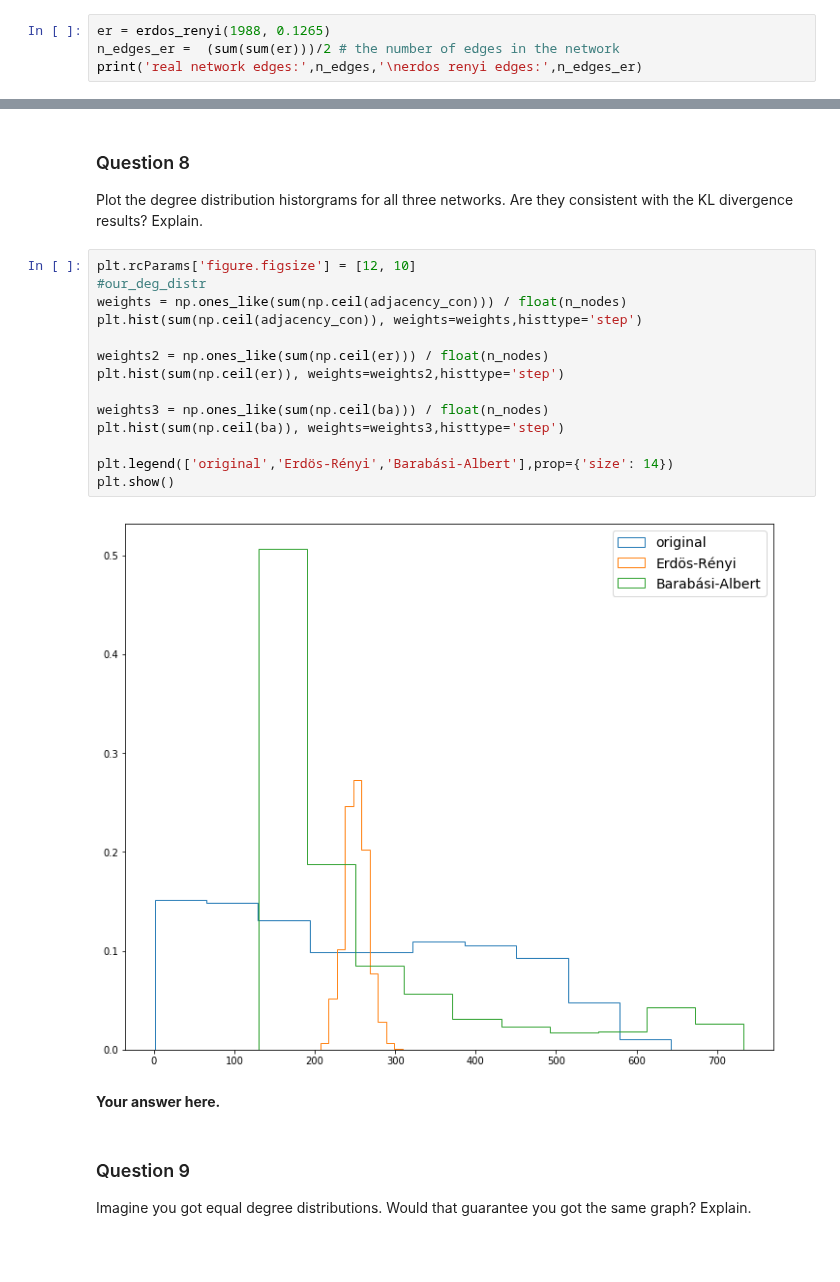
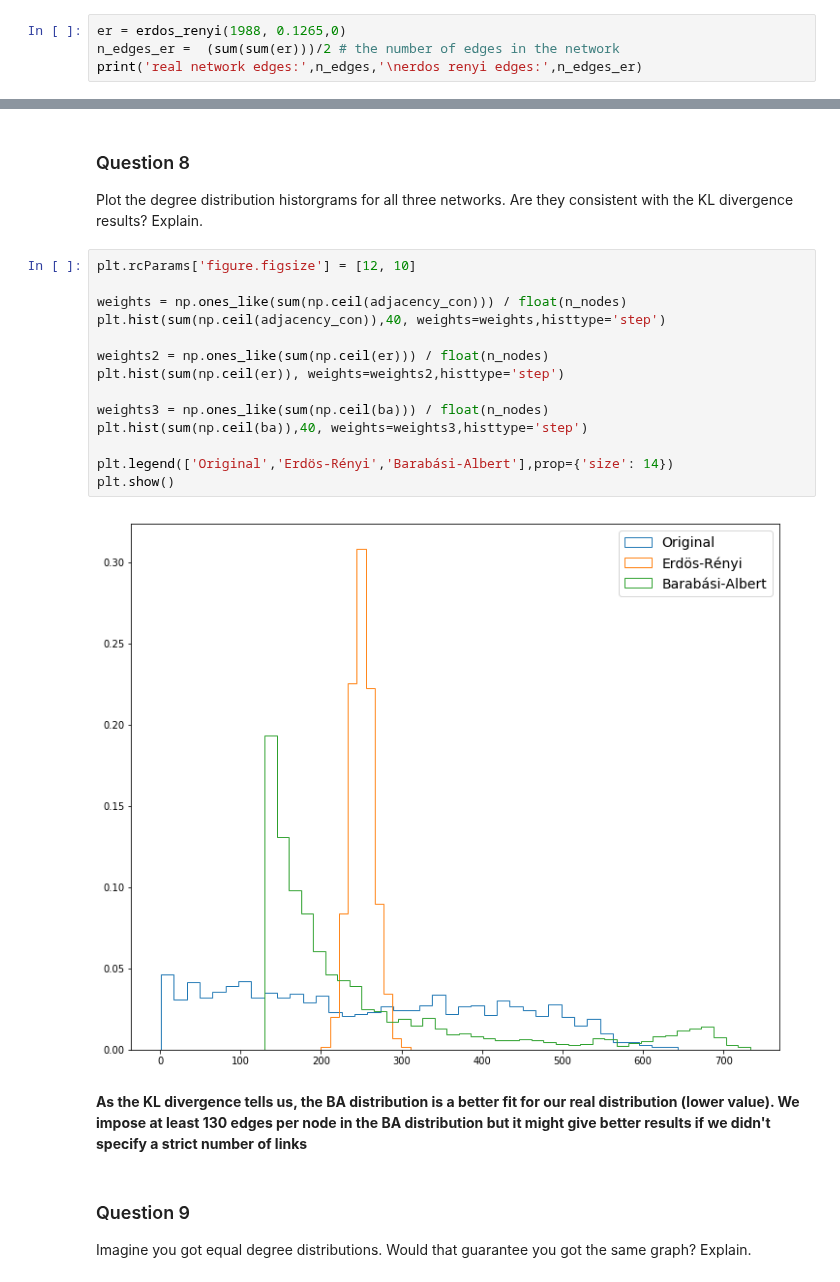
Before and after one commit to TTimTT/NTDS_Project, a Jupyter notebook: milestones_2/joachim_network_models.ipynb, the cells around one changed output, grey strips where cells are left out. Cells and saved outputs as stored; diff of their text form; blank space fills up the shorter version.

```diff
--- a/milestones_2/joachim_network_models.ipynb
+++ b/milestones_2/joachim_network_models.ipynb
@@ -100,7 +99,7 @@ Text(0.5, 1.05, 'Erdos-Renyi (10, 0.4)')
 
 Use the function to create a random Erdos-Renyi graph. Choose the parameters such that number of nodes is the same as in your graph, and the number of edges similar. You don't need to set the random seed. Comment on your choice of parameters.
 # %%
-er = erdos_renyi(1988, 0.1265)
+er = erdos_renyi(1988, 0.1265,0)
 n_edges_er =  (sum(sum(er)))/2 # the number of edges in the network
 print('real network edges:',n_edges,'\nerdos renyi edges:',n_edges_er)
 # %% [output]
@@ -308,22 +289,22 @@ KL divergence of original and BA network= 0.06054718746058438
 Plot the degree distribution historgrams for all three networks. Are they consistent with the KL divergence results? Explain.
 # %%
 plt.rcParams['figure.figsize'] = [12, 10]
-#our_deg_distr
+
 weights = np.ones_like(sum(np.ceil(adjacency_con))) / float(n_nodes)
-plt.hist(sum(np.ceil(adjacency_con)), weights=weights,histtype='step')
+plt.hist(sum(np.ceil(adjacency_con)),40, weights=weights,histtype='step')
 
 weights2 = np.ones_like(sum(np.ceil(er))) / float(n_nodes)
 plt.hist(sum(np.ceil(er)), weights=weights2,histtype='step')
 
 weights3 = np.ones_like(sum(np.ceil(ba))) / float(n_nodes)
-plt.hist(sum(np.ceil(ba)), weights=weights3,histtype='step')
+plt.hist(sum(np.ceil(ba)),40, weights=weights3,histtype='step')
 
-plt.legend(['original','Erdös-Rényi','Barabási-Albert'],prop={'size': 14})
+plt.legend(['Original','Erdös-Rényi','Barabási-Albert'],prop={'size': 14})
 plt.show()
 # %% [output]
-[figure, old version]
+[figure, new version]
-# %% [markdown]
-**Your answer here.**
+# %% [markdown]
+**As the KL divergence tells us, the BA distribution is a better fit for our real distribution (lower value). We impose at least 130 edges per node in the BA distribution but it might give better results if we didn't specify a strict number of links**
 # %% [markdown]
 ### Question 9
 
```
Also changed, not shown: parts of 24 cells of this notebook.
